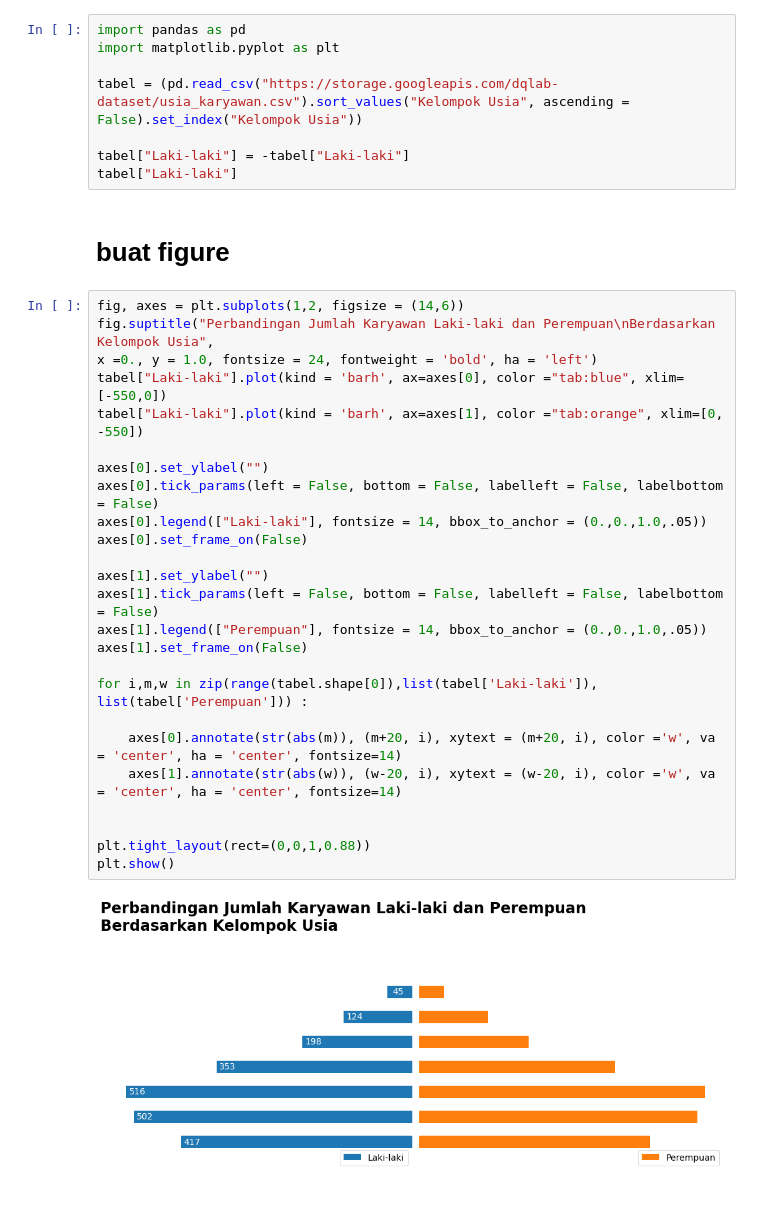
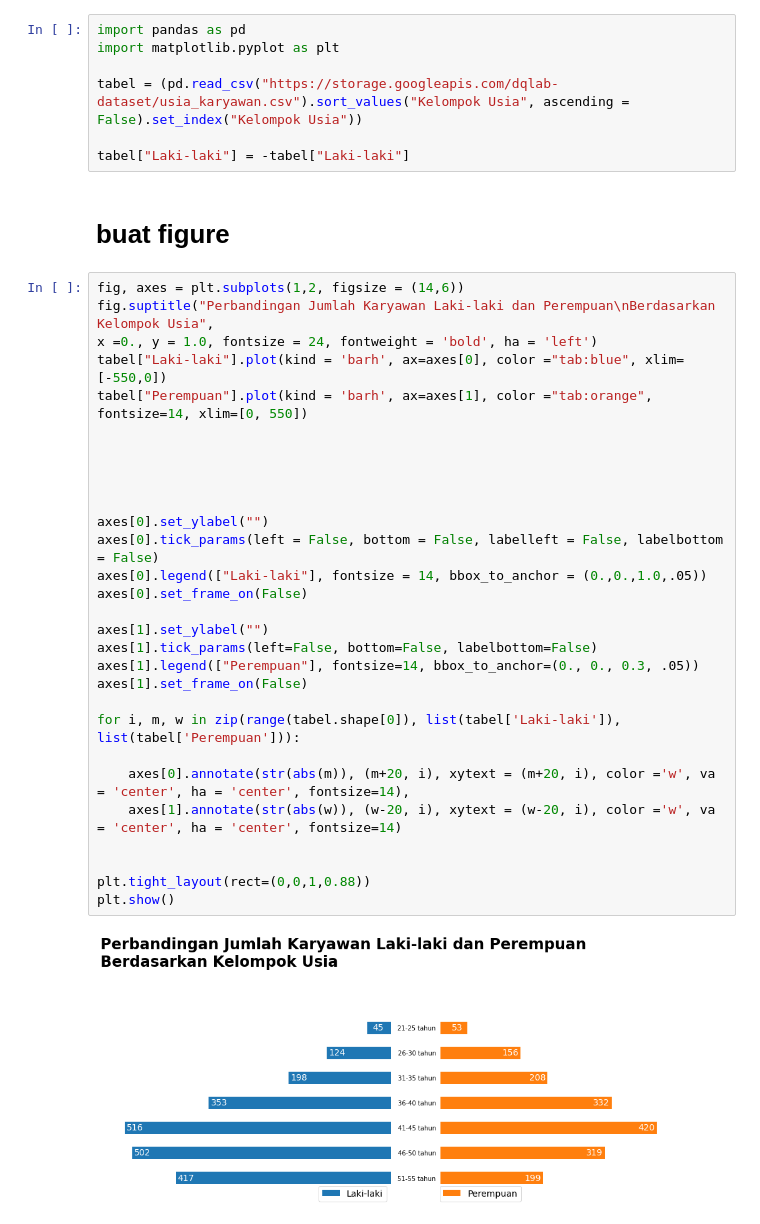
Before and after one commit to syukurd/PYTHONLIKE, a Jupyter notebook: sains/datascience/Fundamental Data Visualisasi data with python/quiz.ipynb, the cells around one changed output. Cells and saved outputs as stored; diff of their text form.

```diff
--- a/sains/datascience/Fundamental Data Visualisasi data with python/quiz.ipynb
+++ b/sains/datascience/Fundamental Data Visualisasi data with python/quiz.ipynb
@@ -5,33 +5,36 @@ import matplotlib.pyplot as plt
 tabel = (pd.read_csv("https://storage.googleapis.com/dqlab-dataset/usia_karyawan.csv").sort_values("Kelompok Usia", ascending = False).set_index("Kelompok Usia"))
 
 tabel["Laki-laki"] = -tabel["Laki-laki"]
-tabel["Laki-laki"]
 # %% [markdown]
 # buat figure
 # %%
 fig, axes = plt.subplots(1,2, figsize = (14,6))
 fig.suptitle("Perbandingan Jumlah Karyawan Laki-laki dan Perempuan\nBerdasarkan Kelompok Usia",
 x =0., y = 1.0, fontsize = 24, fontweight = 'bold', ha = 'left')
 tabel["Laki-laki"].plot(kind = 'barh', ax=axes[0], color ="tab:blue", xlim=[-550,0])
-tabel["Laki-laki"].plot(kind = 'barh', ax=axes[1], color ="tab:orange", xlim=[0, -550])
+tabel["Perempuan"].plot(kind = 'barh', ax=axes[1], color ="tab:orange", fontsize=14, xlim=[0, 550])
+
+
+
+
 
 axes[0].set_ylabel("")
 axes[0].tick_params(left = False, bottom = False, labelleft = False, labelbottom = False)
 axes[0].legend(["Laki-laki"], fontsize = 14, bbox_to_anchor = (0.,0.,1.0,.05))
 axes[0].set_frame_on(False)
 
 axes[1].set_ylabel("")
-axes[1].tick_params(left = False, bottom = False, labelleft = False, labelbottom = False)
-axes[1].legend(["Perempuan"], fontsize = 14, bbox_to_anchor = (0.,0.,1.0,.05))
+axes[1].tick_params(left=False, bottom=False, labelbottom=False)
+axes[1].legend(["Perempuan"], fontsize=14, bbox_to_anchor=(0., 0., 0.3, .05))
 axes[1].set_frame_on(False)
 
-for i,m,w in zip(range(tabel.shape[0]),list(tabel['Laki-laki']), list(tabel['Perempuan'])) :
+for i, m, w in zip(range(tabel.shape[0]), list(tabel['Laki-laki']), list(tabel['Perempuan'])):
 
-    axes[0].annotate(str(abs(m)), (m+20, i), xytext = (m+20, i), color ='w', va = 'center', ha = 'center', fontsize=14)
+    axes[0].annotate(str(abs(m)), (m+20, i), xytext = (m+20, i), color ='w', va = 'center', ha = 'center', fontsize=14),
     axes[1].annotate(str(abs(w)), (w-20, i), xytext = (w-20, i), color ='w', va = 'center', ha = 'center', fontsize=14)
 
 
 plt.tight_layout(rect=(0,0,1,0.88))
 plt.show()
 # %% [output]
-[figure, old version]
+[figure, new version]
```
Also changed, not shown: parts of 1 cell of this notebook.
